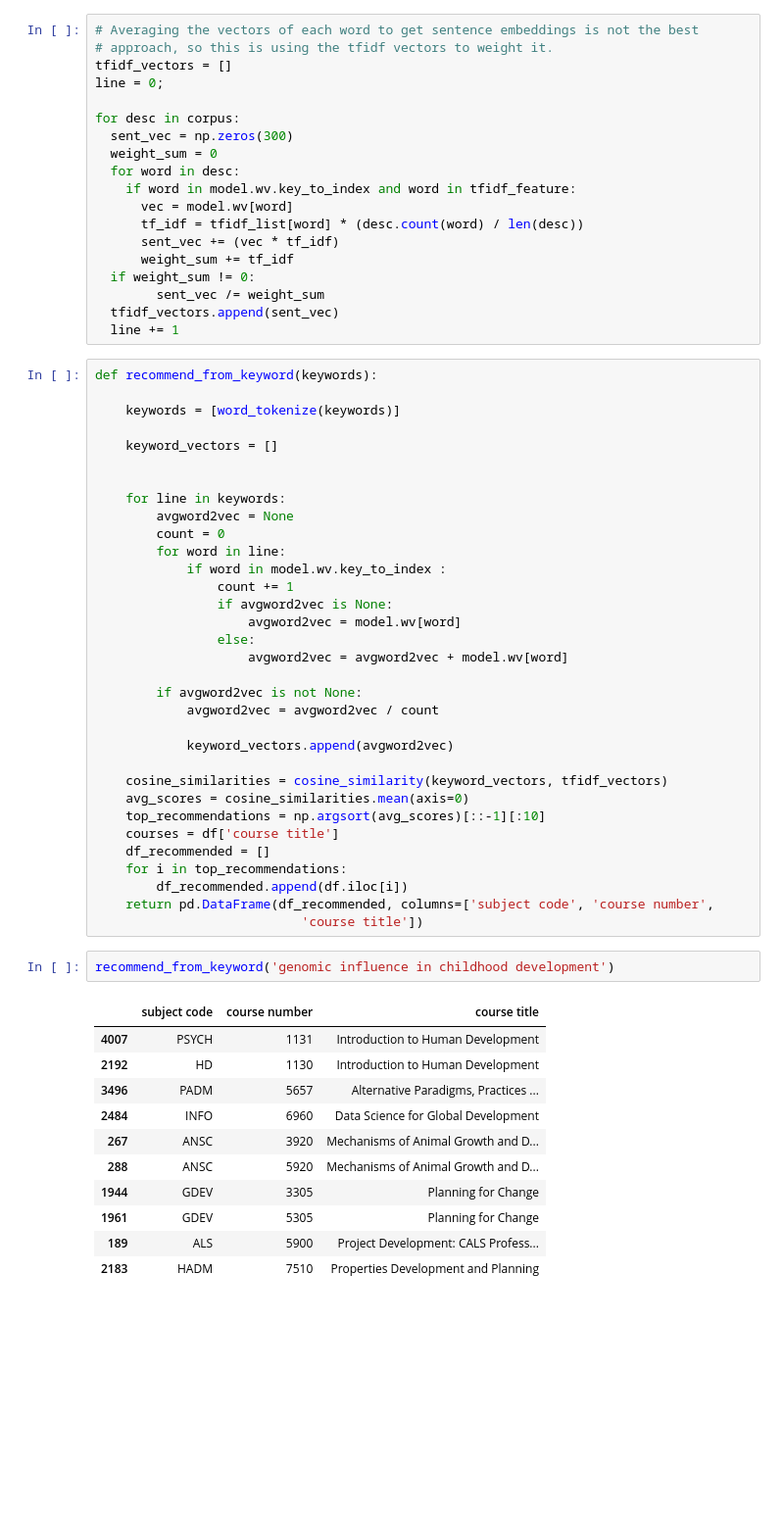
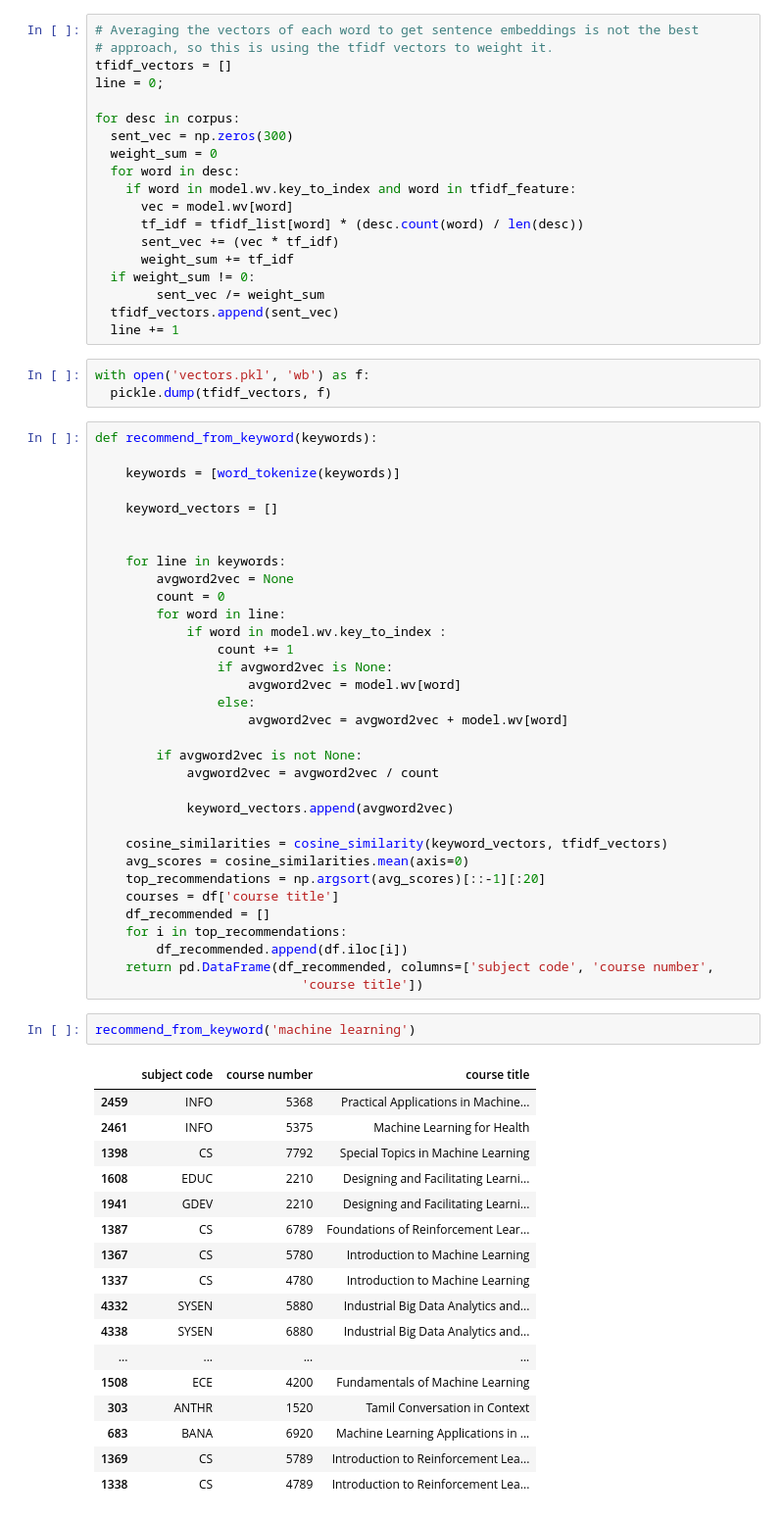
Before and after one commit to akinfelami/class-recommender-nlp, a Jupyter notebook: recommender.ipynb, the cells around one changed output. Shown: that part at 98% size. Drawn from its saved outputs; the diff is of its cells as text; blank space fills up the shorter version.

```diff
--- a/recommender.ipynb
+++ b/recommender.ipynb
@@ -171,6 +174,9 @@ for desc in corpus:
         sent_vec /= weight_sum
   tfidf_vectors.append(sent_vec)
   line += 1
+# %%
+with open('vectors.pkl', 'wb') as f:
+  pickle.dump(tfidf_vectors, f)
 # %%
 def recommend_from_keyword(keywords):
 
@@ -197,27 +203,33 @@ def recommend_from_keyword(keywords):
 
     cosine_similarities = cosine_similarity(keyword_vectors, tfidf_vectors)
     avg_scores = cosine_similarities.mean(axis=0)
-    top_recommendations = np.argsort(avg_scores)[::-1][:10]
+    top_recommendations = np.argsort(avg_scores)[::-1][:20]
     courses = df['course title']
     df_recommended = []
     for i in top_recommendations:
         df_recommended.append(df.iloc[i])
     return pd.DataFrame(df_recommended, columns=['subject code', 'course number',
                            'course title'])
-# %%
-recommend_from_keyword('genomic influence in childhood development')
-# %% [output]
-|  | subject code | course number | course title |
-| 4007 | PSYCH | 1131 | Introduction to Human Development |
-| 2192 | HD | 1130 | Introduction to Human Development |
-| 3496 | PADM | 5657 | Alternative Paradigms, Practices ... |
-| 2484 | INFO | 6960 | Data Science for Global Development |
-| 267 | ANSC | 3920 | Mechanisms of Animal Growth and D... |
-| 288 | ANSC | 5920 | Mechanisms of Animal Growth and D... |
-| 1944 | GDEV | 3305 | Planning for Change |
-| 1961 | GDEV | 5305 | Planning for Change |
-| 189 | ALS | 5900 | Project Development: CALS Profess... |
-| 2183 | HADM | 7510 | Properties Development and Planning |
+# %%
+recommend_from_keyword('machine learning')
+# %% [output]
+|  | subject code | course number | course title |
+| 2459 | INFO | 5368 | Practical Applications in Machine... |
+| 2461 | INFO | 5375 | Machine Learning for Health |
+| 1398 | CS | 7792 | Special Topics in Machine Learning |
+| 1608 | EDUC | 2210 | Designing and Facilitating Learni... |
+| 1941 | GDEV | 2210 | Designing and Facilitating Learni... |
+| 1387 | CS | 6789 | Foundations of Reinforcement Lear... |
+| 1367 | CS | 5780 | Introduction to Machine Learning |
+| 1337 | CS | 4780 | Introduction to Machine Learning |
+| 4332 | SYSEN | 5880 | Industrial Big Data Analytics and... |
+| 4338 | SYSEN | 6880 | Industrial Big Data Analytics and... |
+| ... | ... | ... | ... |
+| 1508 | ECE | 4200 | Fundamentals of Machine Learning |
+| 303 | ANTHR | 1520 | Tamil Conversation in Context |
+| 683 | BANA | 6920 | Machine Learning Applications in ... |
+| 1369 | CS | 5789 | Introduction to Reinforcement Lea... |
+| 1338 | CS | 4789 | Introduction to Reinforcement Lea... |
 # %%
 def recommend_from_title(title):
       cosine_similarities = cosine_similarity(tfidf_vectors,  tfidf_vectors)
```
Also changed, not shown: parts of 6 cells of this notebook, 3 other files.
